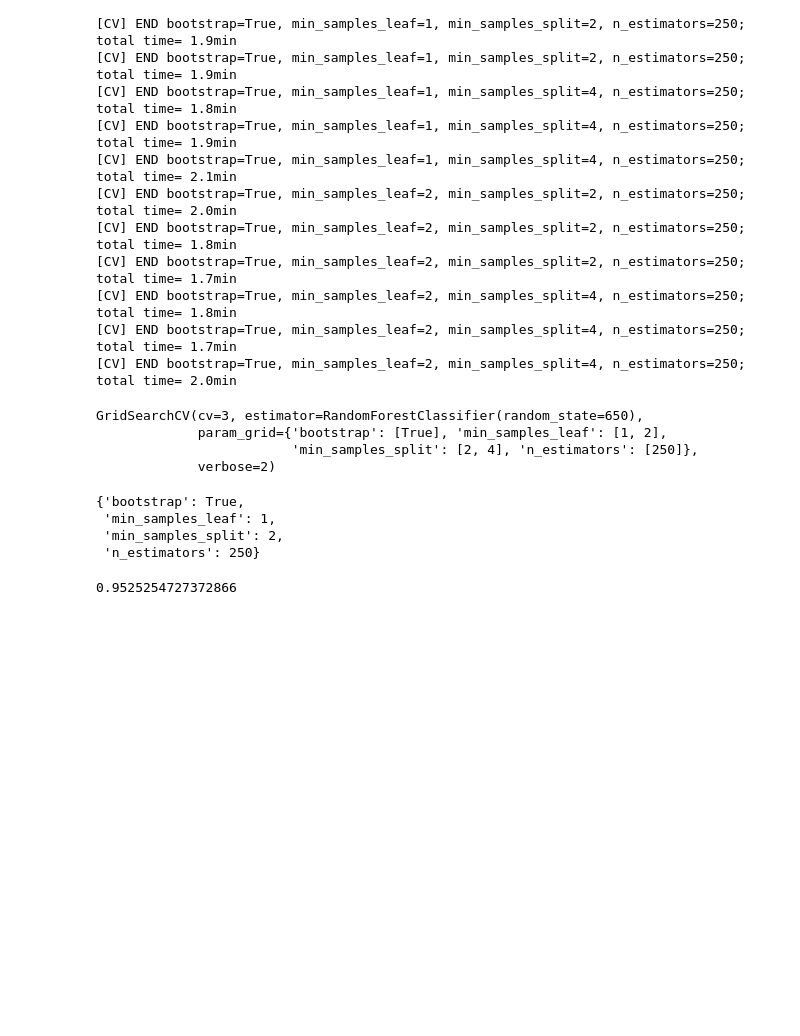
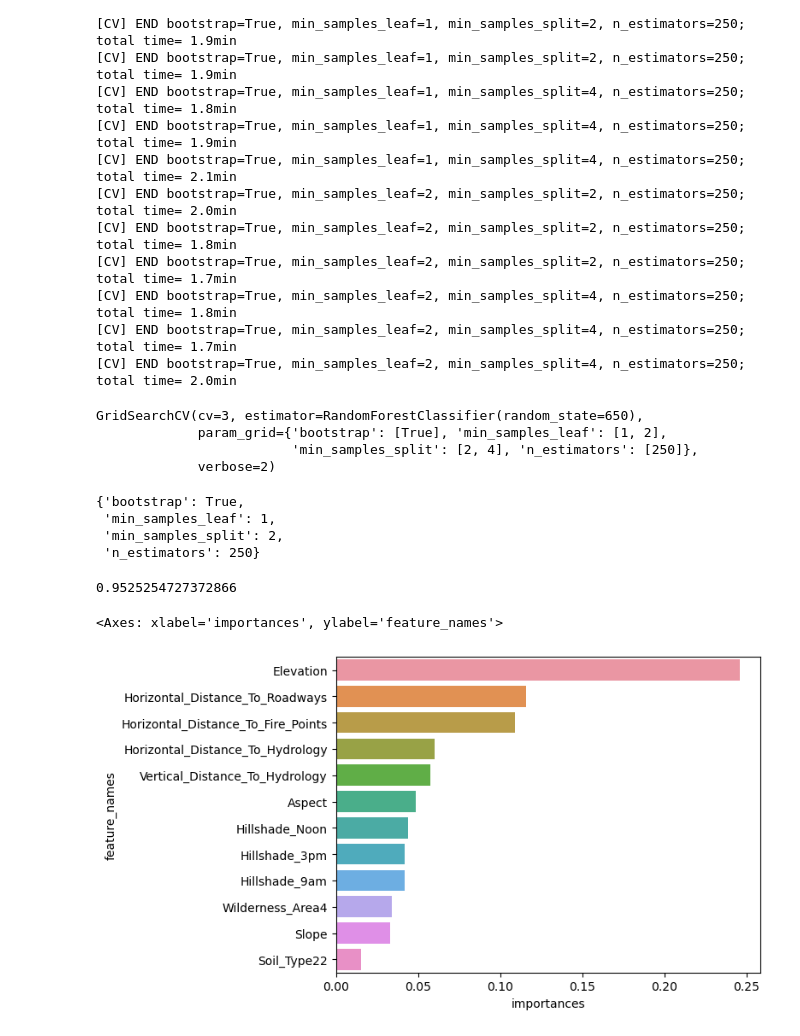
Before and after one commit to chanks06/forest, a Jupyter notebook: task_4.1.ipynb, the cells around one changed output. Cells and saved outputs as stored; diff of their text form; code cells hidden in the pictures; blank space fills up the shorter version.

```diff
--- a/task_4.1.ipynb
+++ b/task_4.1.ipynb
@@ -101,3 +101,13 @@ best_rf_pred = best_rf.predict(X_test)
 accuracy_score(best_rf_pred, y_test)
 # %% [output]
 0.9525254727372866
+# %%
+importances = pd.DataFrame({"feature_names" : best_rf.feature_names_in_,
+                            "importances" : best_rf.feature_importances_}).sort_values(by="importances",
+                                                                                       ascending=False)
+# %%
+sns.barplot(x=importances["importances"][0:12],
+            y=importances["feature_names"][0:12])
+# %% [output]
+<Axes: xlabel='importances', ylabel='feature_names'>
+[figure, added]
```
Also changed, not shown: 2 other files.
